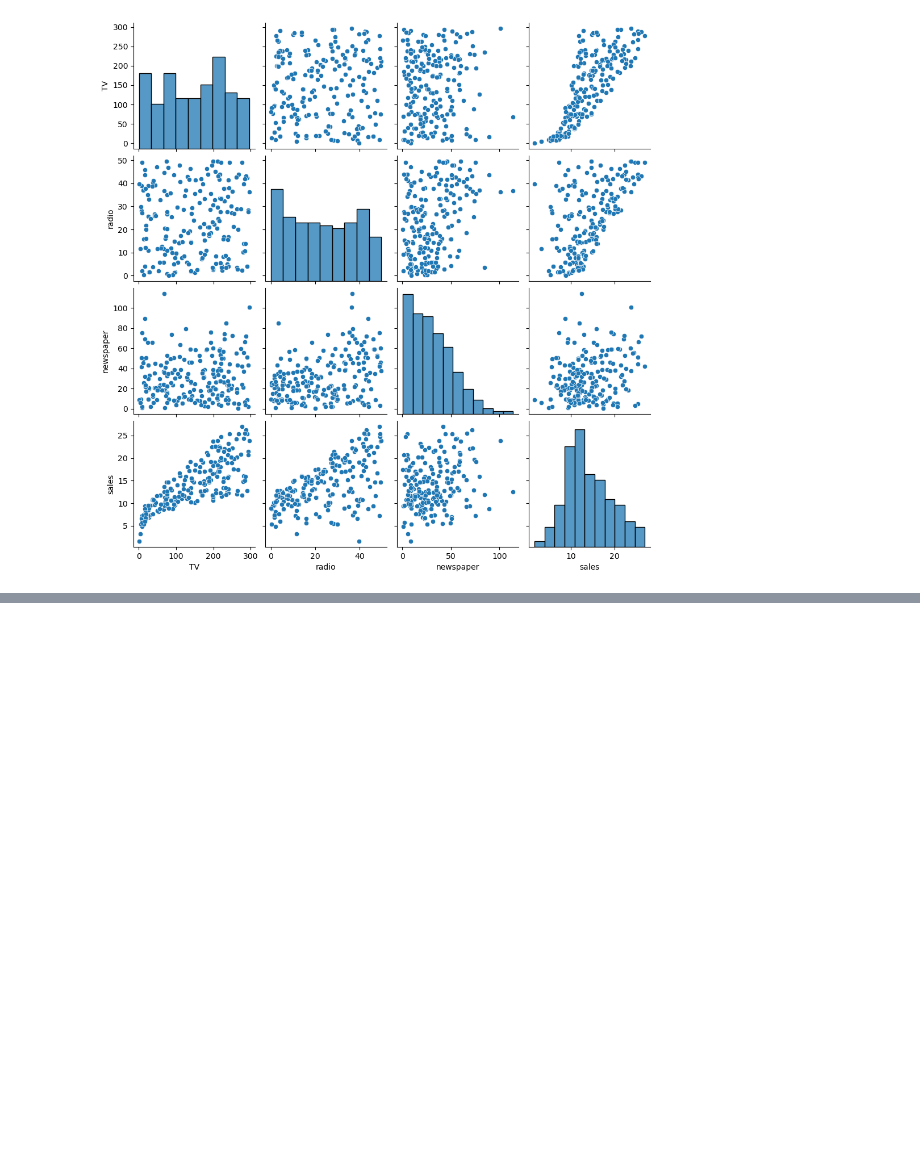
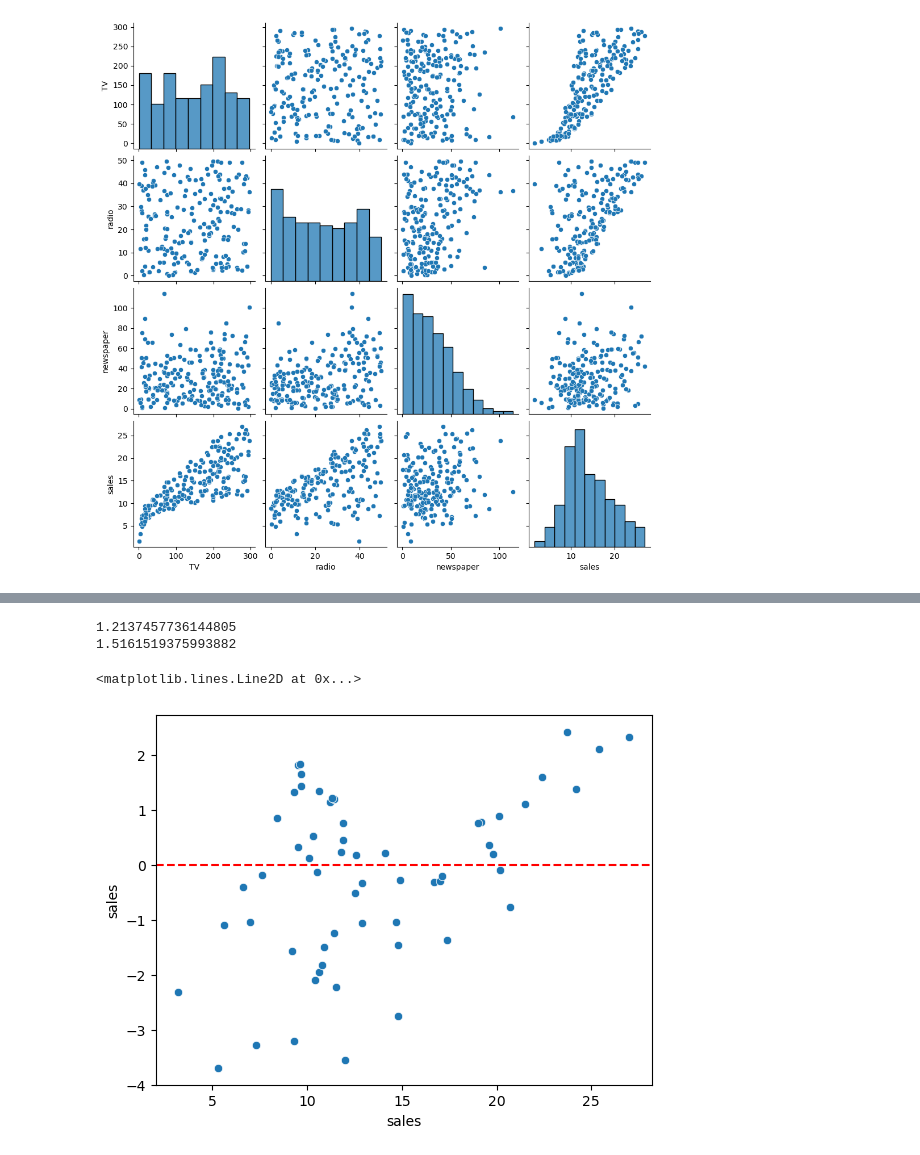
Before and after one commit to maginbu-0/Machine-Learning, a Jupyter notebook: Linear Regression Models/Linear Regression Models.ipynb, the cells around one changed output, grey strips where cells are left out. Cells and saved outputs as stored; diff of their text form; code cells hidden in the pictures; blank space fills up the shorter version.

```diff
--- a/Linear Regression Models/Linear Regression Models.ipynb
+++ b/Linear Regression Models/Linear Regression Models.ipynb
@@ -83,0 +76,6 @@ X
+# %%
+X_train, X_test, y_train, y_test = tts(X, y,test_size=0.3, random_state=101)
+# %%
+model = LR()
+# %%
+model.fit(X_train,y_train)
@@ -83,0 +99,36 @@ X
+# %%
+test_pred = model.predict(X_test)
+
+#Mean Absolute Error
+# Data as a whole is doing ok
+
+a = mean_absolute_error(y_test,test_pred)
+
+#RMSE
+#Root Mean Square Error
+# There are some data points that are far away from goal
+
+b = np.sqrt(mean_squared_error(y_test,test_pred))
+
+print(a)
+print(b)
+# %% [output]
+1.2137457736144805
+1.5161519375993882
+# %%
+#
+# Residual Points
+#
+
+#Residual errors should be  random and close to the normal curve
+
+# If the residual plot shows a clear curve or pattern, it means
+#that linear regression is not valid for this data set
+
+test_res = y_test - test_pred
+
+sns.scatterplot(x=y_test, y=test_res)
+plt.axhline(y=0,color='red',ls='--')
+# %% [output]
+<matplotlib.lines.Line2D at 0x...>
+[figure, added]
```
Also changed, not shown: parts of 8 cells of this notebook.
